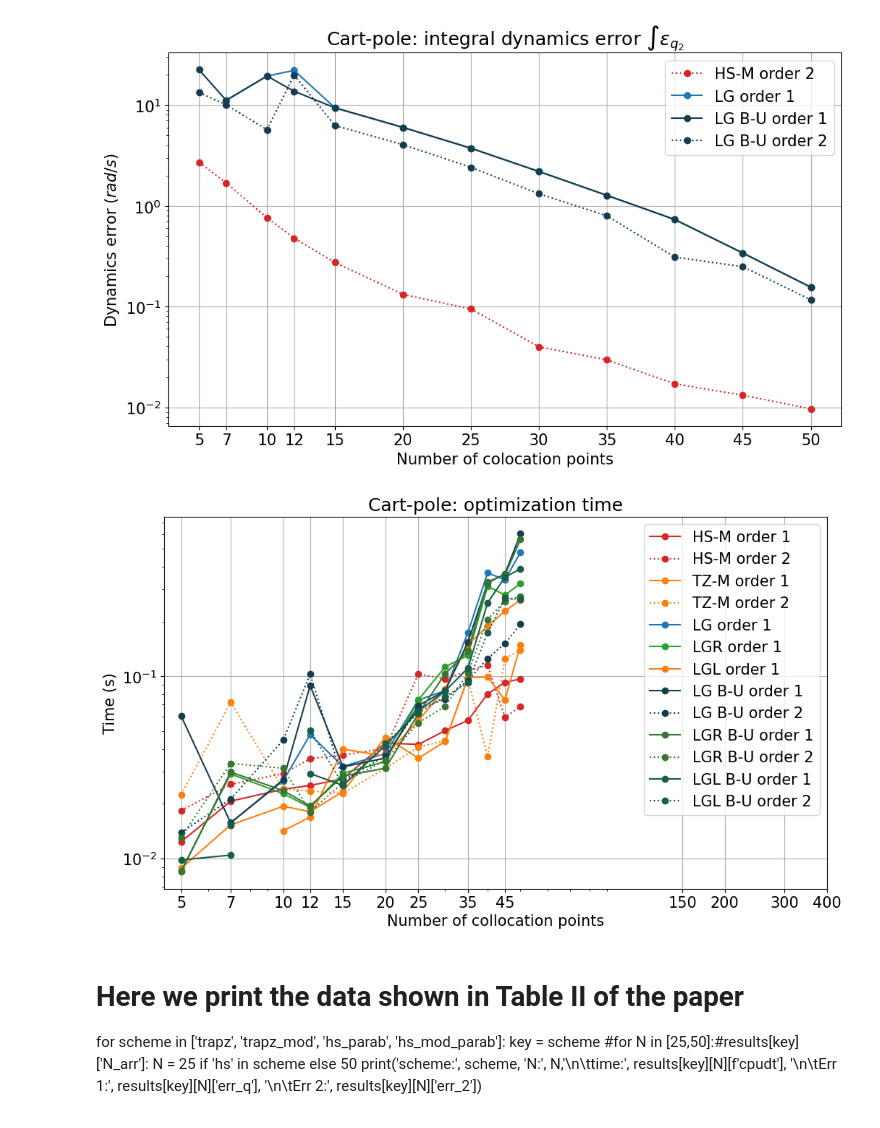
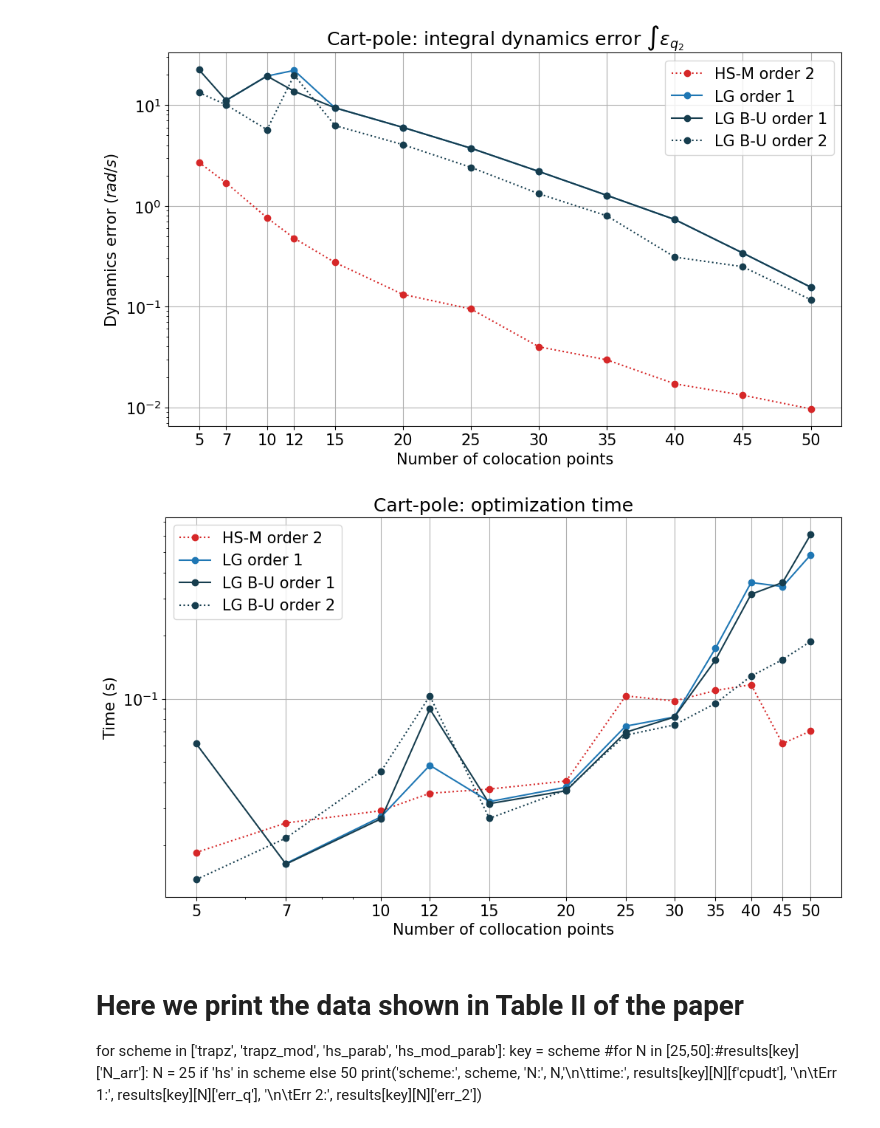
Before and after one commit to AunSiro/Cosejas_IRI, a Jupyter notebook: Casadi/Cartpole-all-schemes.ipynb, the cells around one changed output. Cells and saved outputs as stored; diff of their text form; code cells hidden in the pictures.

Commit message:
debug all-schemes notebooks

```diff
--- a/Casadi/Cartpole-all-schemes.ipynb
+++ b/Casadi/Cartpole-all-schemes.ipynb
@@ -992,6 +1014,9 @@ schemes = [
     #'TD_CG_2',
 ]
 
+
+#save = True
+save = False
 
 data_key = data_array[2]
 for qq in range(2):
@@ -1026,42 +1051,58 @@ for qq in range(2):
     plt.tight_layout(pad = 0.0)
     # If you are running the notebook locally and want to save the plots,
     # uncomment the next line
-    #plt.savefig(f'BU_pseudo/Cartpole_BU_pseudosp_Gauss_Dynamic_Error_q_{qq+1}_vs_N.eps', format='eps')
+    if save:
+        save_fig(
+            problem_name = 'Cartpole',
+            graph_name = 'integ_dyn_error',
+            schemes_printed = schemes,
+            save_format = 'eps',
+            N = None,
+            q_counter = qq,
+        )
 # %% [output]
 [figure]
 [figure]
 # %%
 
 plt.figure(figsize=[10,6])
-for key in results.keys():
+for key in schemes:
     scheme = results[key]['scheme']
     #if "C" not in scheme:
             #continue
             #pass
     plot_kw = scheme_kwargs(scheme, longlabel=False)
     plot_kw['ls'] = '-' if results[key]['order'] == 1 else ':'
     plot_kw['label'] = plot_kw['label']+' order '+str(results[key]['order'])
     plt.plot(results[key]['N_arr'],
              results[key][f'cpudt'],
              **plot_kw)
 plt.grid()
 plt.legend()
 plt.title('Cart-pole: optimization time')
 plt.xlabel('Number of collocation points')
 plt.ylabel('Time (s)')
 plt.yscale('log')
 plt.xscale('log')
 plt.tight_layout(pad = 0.0)
-#ticks = np.array(results[key]['N_arr'])
-ticks = np.array(results[key]['N_arr'][:6]+results[key]['N_arr'][6:20:2]+[150,200,300,400])
+ticks = np.array(results[key]['N_arr'])
+#ticks = np.array(results[key]['N_arr'][:6]+results[key]['N_arr'][6:20:2]+[150,200,300,400])
 #ticks = np.arange(0, results[key]['N_arr'][-1]+1, 25)
 plt.xticks(ticks, labels=ticks)
 _ = []
 # If you are running the notebook locally and want to save the plots,
 # uncomment the next line
-#plt.savefig(f'BU_pseudo/Cartpole_BU_pseudosp_all_time_.eps', format='eps')
+if save:
+    save_fig(
+        problem_name = 'cartpole',
+        graph_name = 'opt_time',
+        schemes_printed = schemes,
+        save_format = 'eps',
+        N = None,
+        q_counter = None,
+    )
 # %% [output]
-[figure, old version]
+[figure, new version]
 # %% [markdown]
 # Here we print the data shown in Table II of the paper
 for scheme in ['trapz', 'trapz_mod', 'hs_parab', 'hs_mod_parab']:
```
Also changed, not shown: parts of 10 cells of this notebook, 2 other files.
